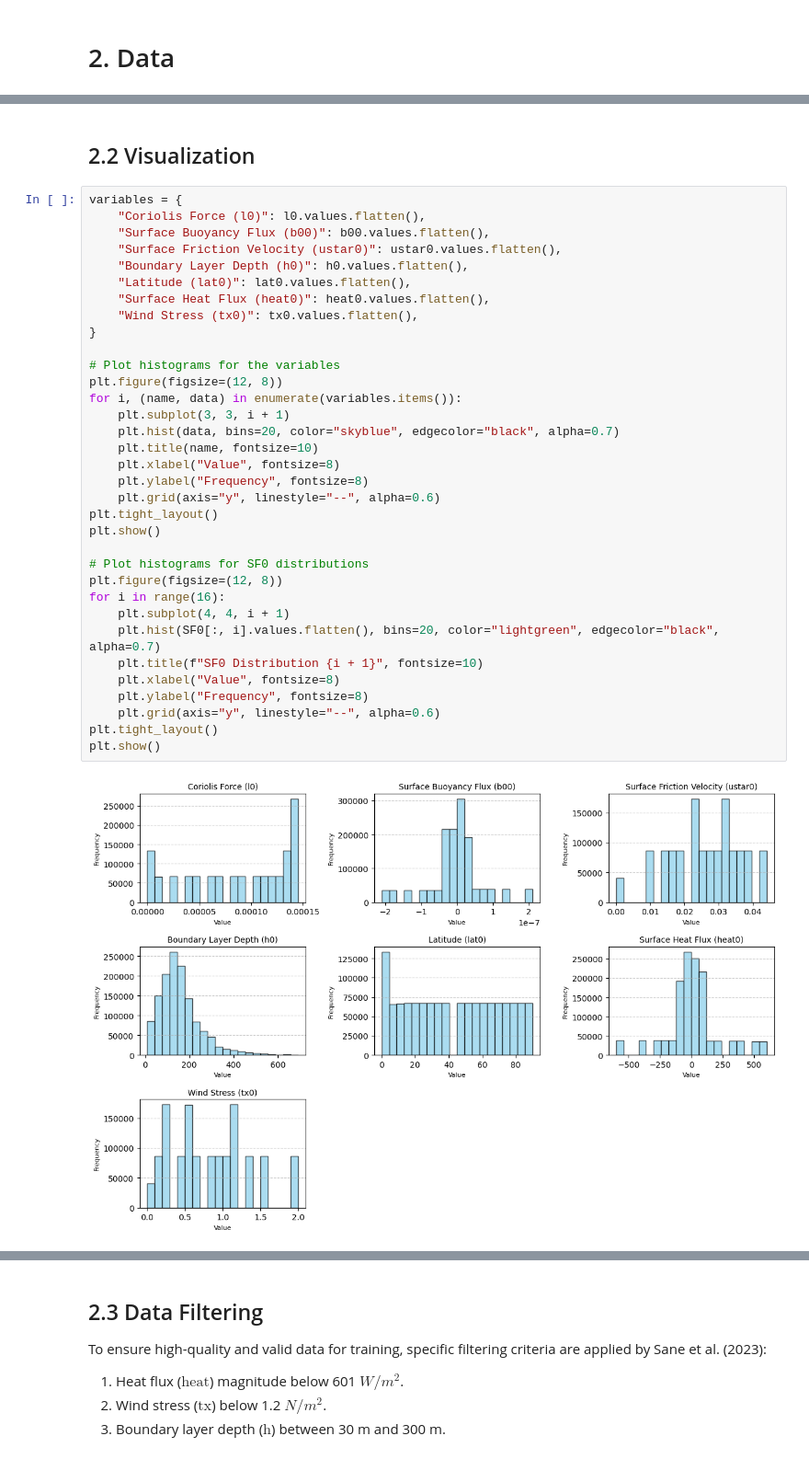
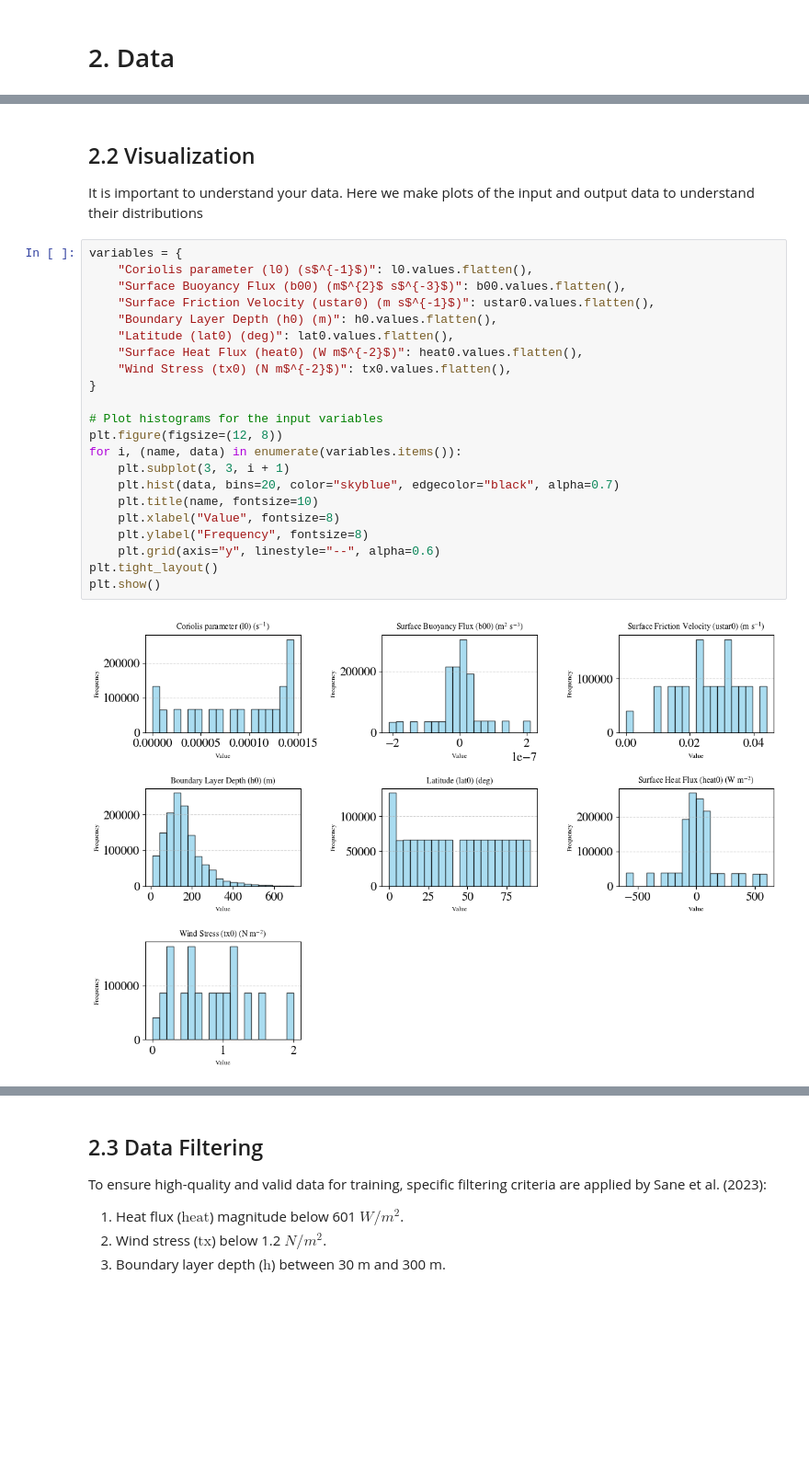
Before and after one commit to leap-stc/LEAPCourse-Climate-Pred-Challenges, a Jupyter notebook: Project-StarterCodes/Project2-Parameterization/notebooks/Project2_Starter.ipynb, the cells around one changed output, grey strips where cells are left out. Shown at 92% size. Drawn from its saved outputs; the diff is of its cells as text; blank space fills up the shorter version.

```diff
--- a/Project-StarterCodes/Project2-Parameterization/notebooks/Project2_Starter.ipynb
+++ b/Project-StarterCodes/Project2-Parameterization/notebooks/Project2_Starter.ipynb
@@ -193,39 +207,29 @@ tx0=np.round(tx0,2)
 SF0=d['SF'][:]
 # %% [markdown]
 ## 2.2 Visualization
+
+It is important to understand your data. Here we make plots of the input and output data to understand their distributions
 # %%
 variables = {
-    "Coriolis Force (l0)": l0.values.flatten(),
-    "Surface Buoyancy Flux (b00)": b00.values.flatten(),
-    "Surface Friction Velocity (ustar0)": ustar0.values.flatten(),
-    "Boundary Layer Depth (h0)": h0.values.flatten(),
-    "Latitude (lat0)": lat0.values.flatten(),
-    "Surface Heat Flux (heat0)": heat0.values.flatten(),
-    "Wind Stress (tx0)": tx0.values.flatten(),
+    "Coriolis parameter (l0) (s$^{-1}$)": l0.values.flatten(),
+    "Surface Buoyancy Flux (b00) (m$^{2}$ s$^{-3}$)": b00.values.flatten(),
+    "Surface Friction Velocity (ustar0) (m s$^{-1}$)": ustar0.values.flatten(),
+    "Boundary Layer Depth (h0) (m)": h0.values.flatten(),
+    "Latitude (lat0) (deg)": lat0.values.flatten(),
+    "Surface Heat Flux (heat0) (W m$^{-2}$)": heat0.values.flatten(),
+    "Wind Stress (tx0) (N m$^{-2}$)": tx0.values.flatten(),
 }
 
-# Plot histograms for the variables
+# Plot histograms for the input variables
 plt.figure(figsize=(12, 8))
 for i, (name, data) in enumerate(variables.items()):
     plt.subplot(3, 3, i + 1)
     plt.hist(data, bins=20, color="skyblue", edgecolor="black", alpha=0.7)
     plt.title(name, fontsize=10)
     plt.xlabel("Value", fontsize=8)
     plt.ylabel("Frequency", fontsize=8)
     plt.grid(axis="y", linestyle="--", alpha=0.6)
 plt.tight_layout()
 plt.show()
-
-# Plot histograms for SF0 distributions
-plt.figure(figsize=(12, 8))
-for i in range(16):
-    plt.subplot(4, 4, i + 1)
-    plt.hist(SF0[:, i].values.flatten(), bins=20, color="lightgreen", edgecolor="black", alpha=0.7)
-    plt.title(f"SF0 Distribution {i + 1}", fontsize=10)
-    plt.xlabel("Value", fontsize=8)
-    plt.ylabel("Frequency", fontsize=8)
-    plt.grid(axis="y", linestyle="--", alpha=0.6)
-plt.tight_layout()
-plt.show()
 # %% [output]
-[figure, old version]
+[figure, new version]
```
Also changed, not shown: parts of 31 cells of this notebook.
